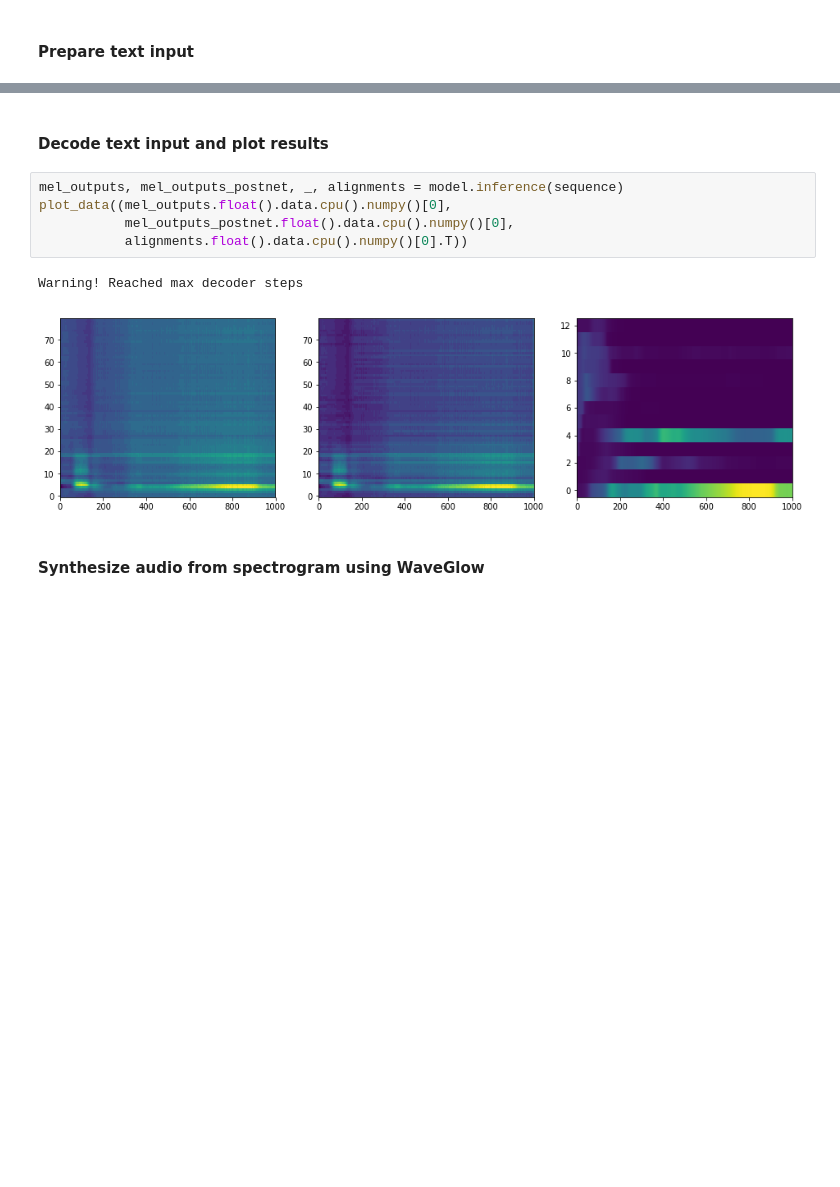
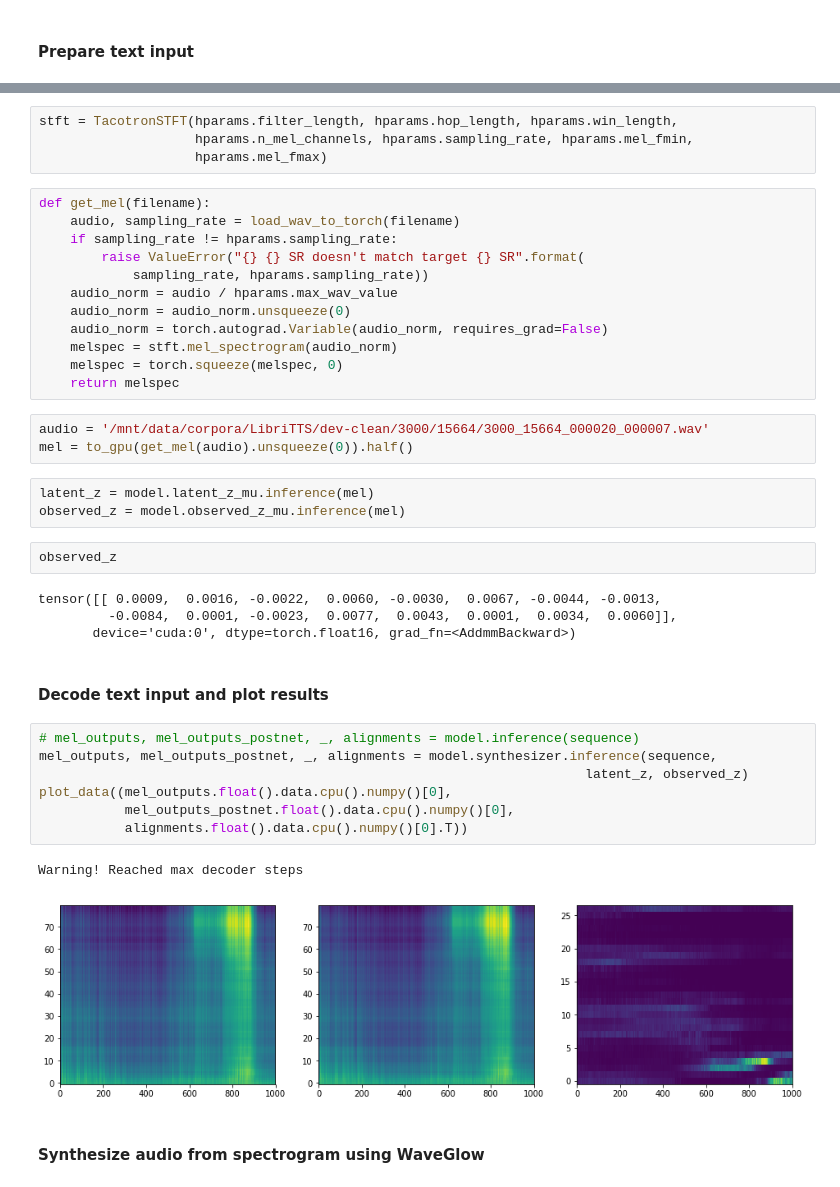
Before and after one commit to EugKar/tacotron2-pytorch, a Jupyter notebook: inference.ipynb, the cells around one changed output, grey strips where cells are left out. Cells and saved outputs as stored; diff of their text form; blank space fills up the shorter version.

```diff
--- a/inference.ipynb
+++ b/inference.ipynb
@@ -86,13 +75,43 @@ sequence = torch.autograd.Variable(
+# %%
+stft = TacotronSTFT(hparams.filter_length, hparams.hop_length, hparams.win_length,
+                    hparams.n_mel_channels, hparams.sampling_rate, hparams.mel_fmin,
+                    hparams.mel_fmax)
+# %%
+def get_mel(filename):
+    audio, sampling_rate = load_wav_to_torch(filename)
+    if sampling_rate != hparams.sampling_rate:
+        raise ValueError("{} {} SR doesn't match target {} SR".format(
+            sampling_rate, hparams.sampling_rate))
+    audio_norm = audio / hparams.max_wav_value
+    audio_norm = audio_norm.unsqueeze(0)
+    audio_norm = torch.autograd.Variable(audio_norm, requires_grad=False)
+    melspec = stft.mel_spectrogram(audio_norm)
+    melspec = torch.squeeze(melspec, 0)
+    return melspec
+# %%
+audio = '/mnt/data/corpora/LibriTTS/dev-clean/3000/15664/3000_15664_000020_000007.wav'
+mel = to_gpu(get_mel(audio).unsqueeze(0)).half()
+# %%
+latent_z = model.latent_z_mu.inference(mel)
+observed_z = model.observed_z_mu.inference(mel)
+# %%
+observed_z
+# %% [output]
+tensor([[ 0.0009,  0.0016, -0.0022,  0.0060, -0.0030,  0.0067, -0.0044, -0.0013,
+         -0.0084,  0.0001, -0.0023,  0.0077,  0.0043,  0.0001,  0.0034,  0.0060]],
+       device='cuda:0', dtype=torch.float16, grad_fn=<AddmmBackward>)
 # %% [markdown]
 #### Decode text input and plot results
 # %%
-mel_outputs, mel_outputs_postnet, _, alignments = model.inference(sequence)
+# mel_outputs, mel_outputs_postnet, _, alignments = model.inference(sequence)
+mel_outputs, mel_outputs_postnet, _, alignments = model.synthesizer.inference(sequence,
+                                                                      latent_z, observed_z)
 plot_data((mel_outputs.float().data.cpu().numpy()[0],
            mel_outputs_postnet.float().data.cpu().numpy()[0],
            alignments.float().data.cpu().numpy()[0].T))
 # %% [output]
 Warning! Reached max decoder steps
-[figure, old version]
+[figure, new version]
 # %% [markdown]
 #### Synthesize audio from spectrogram using WaveGlow
 # %%
```
Also changed, not shown: parts of 6 cells of this notebook, 2 other files.
